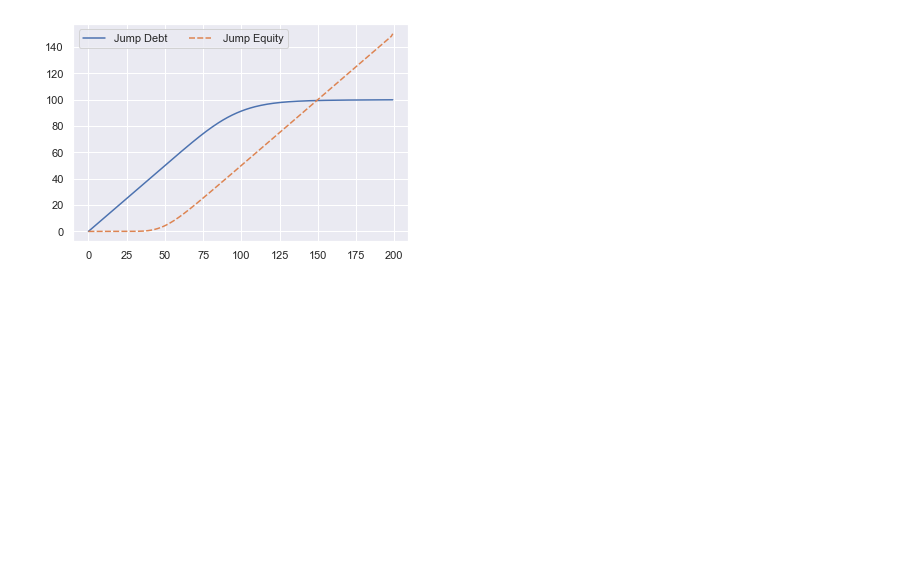
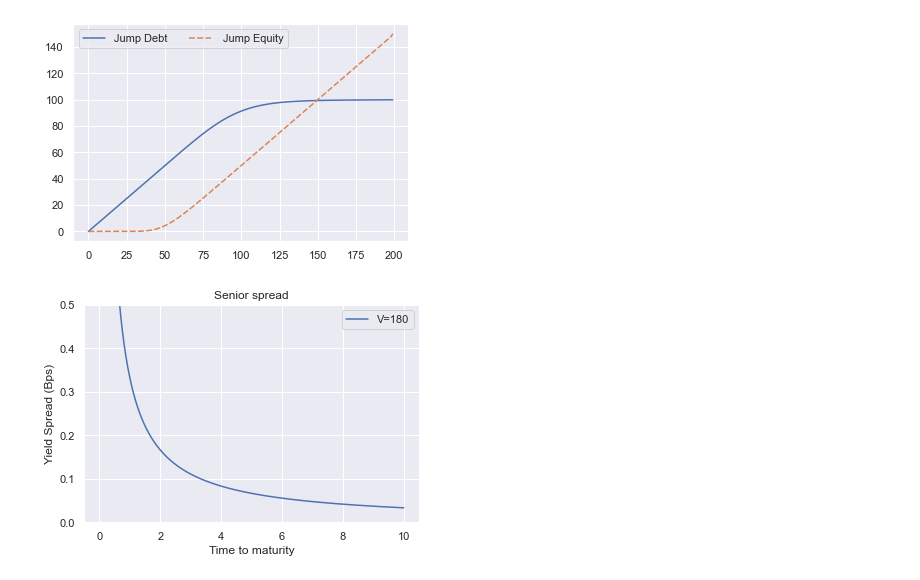
Before and after one commit to MortenWillendrup/CreditRiskModelling, a Jupyter notebook: Credit Risk Modelling/MertonSubOrdinatedDebt.ipynb, the cells around one changed output. Saved outputs shown, nothing was run; the diff lists cells and outputs as text; code cells hidden in the pictures; blank space fills up the shorter version.

```diff
--- a/Credit Risk Modelling/MertonSubOrdinatedDebt.ipynb
+++ b/Credit Risk Modelling/MertonSubOrdinatedDebt.ipynb
@@ -181,11 +179,12 @@ sigma = 0.20
 r = 0.0
 q = 0
 λ = 0.1
-k = -0.1
+k = np.log(0.8)
 γ = np.log(0.8)
 δ = np.sqrt(0.1)
 T= 1
-D=100
+Dj=50
+Ds=50
 
 λ_prime = λ*(1+k)
 # %%
@@ -323,0 +375,25 @@ def C_Kj(V, Ks, Kj, T):
+# %%
+x = tau
+#
+V = 180
+y_senior_low_jump = s((V-90)-C_BS_jump_Ds(T, (V-90),Ds))
+y_senior_high_jump = s(V - C_BS_jump(T, V, 50))
+
+y_junior_low_jump = s(C_BS_jump(T, (V-90), 50) - C_BS_jump(T, (V-90), 100))
+y_junior_high_jump = s(C_BS_jump(T, V, 50) - C_BS_jump(T, V, 100))
+#
+#
+#
+# %%
+sns.lineplot(x=x, y=y_senior_high_jump, label='V=180')
+# sns.lineplot(x=x, y=y_senior_low_jump, label='V=90')
+# plt.plot(x, y_senior_high, label='V=180')
+# plt.plot(x, y_senior_low, label='V=90')
+# plt.plot(x, y_junior_low)
+plt.title('Senior spread')
+plt.ylabel('Yield Spread (Bps)')
+plt.xlabel('Time to maturity')
+plt.ylim(0, .5)
+plt.show()
+# %% [output]
+[figure, added]
```
Also changed, not shown: parts of 8 cells of this notebook, 2 other files.
